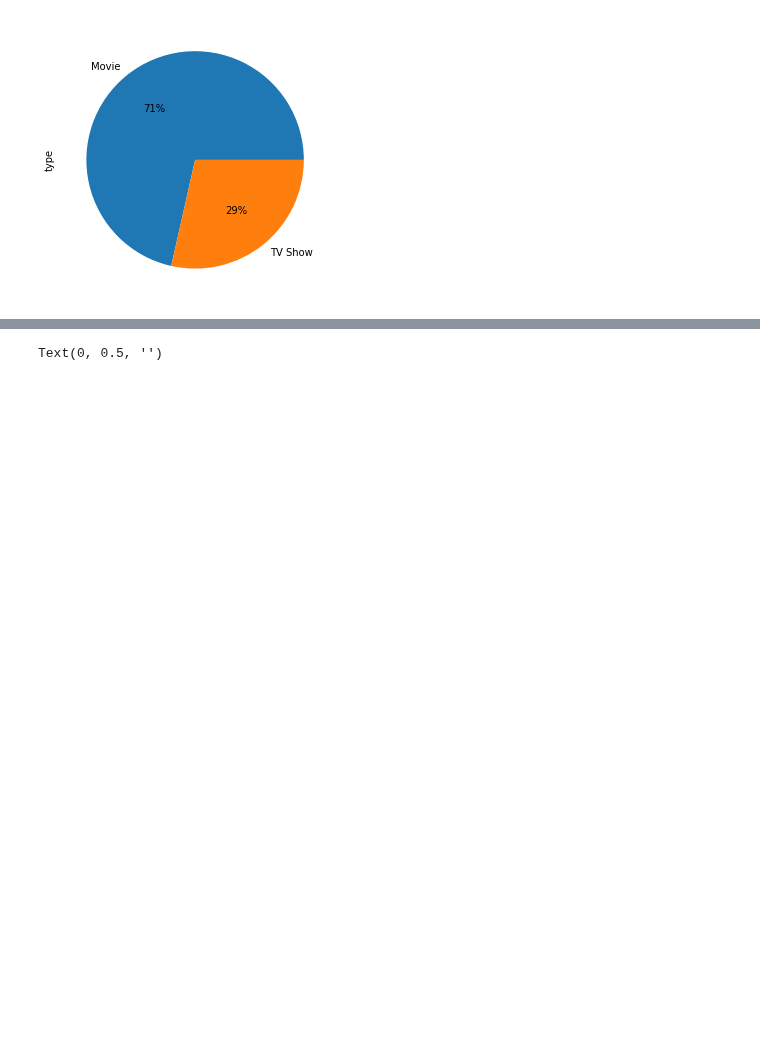
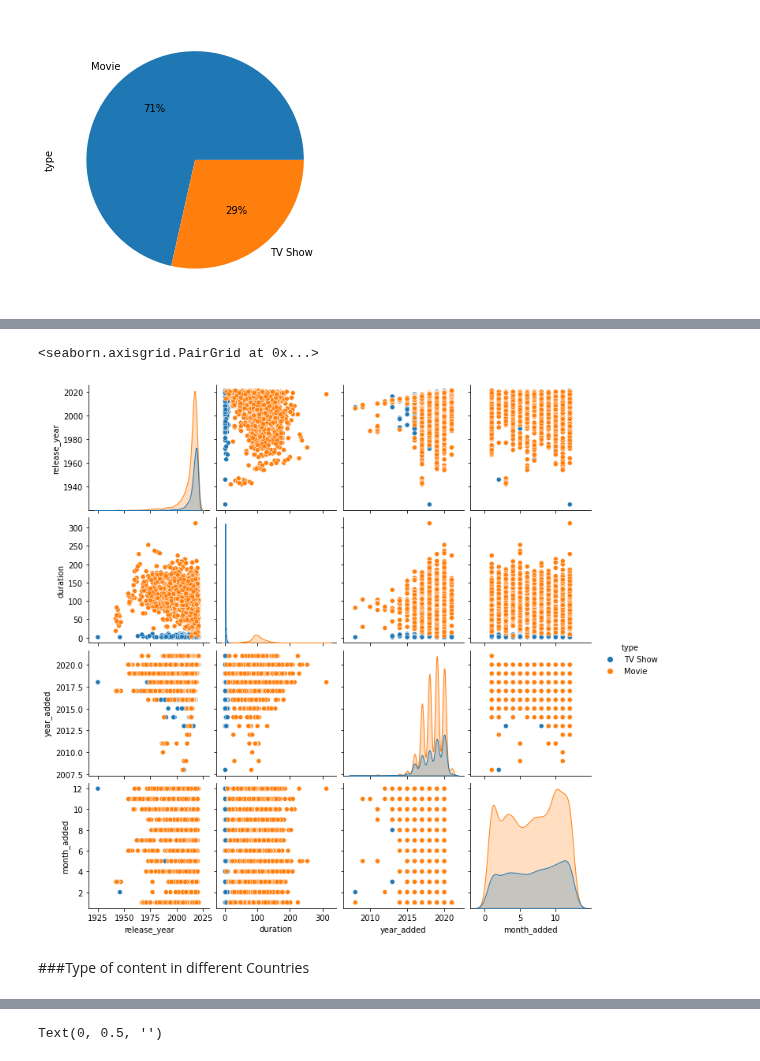
Before and after one commit to gauriagarwal18/NETFLIX_MOVIES_AND_TV_SHOWS_CLUSTERING, a Jupyter notebook: Netflix_Movies_And_Tv_Shows_Clustering_.ipynb, the cells around one changed output, grey strips where cells are left out. Saved outputs shown, nothing was run; the diff lists cells and outputs as text; code cells hidden in the pictures; blank space fills up the shorter version.

```diff
--- a/Netflix_Movies_And_Tv_Shows_Clustering_.ipynb
+++ b/Netflix_Movies_And_Tv_Shows_Clustering_.ipynb
@@ -823,0 +833,8 @@ type_.plot(kind = 'pie',figsize = (5,5),autopct='%1.0f%%')
+# %%
+df=netflix[['type','release_year', 'duration', 'year_added' ]]
+sns.pairplot(netflix,hue='type')
+# %% [output]
+<seaborn.axisgrid.PairGrid at 0x...>
+[figure, added]
+# %% [markdown]
+###Type of content in different Countries
```
Also changed, not shown: parts of 13 cells of this notebook.
